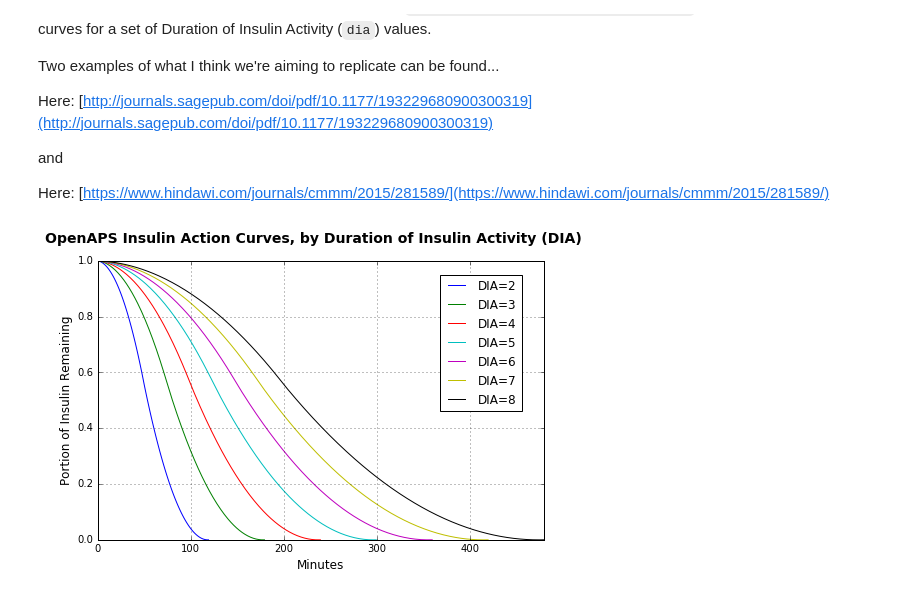
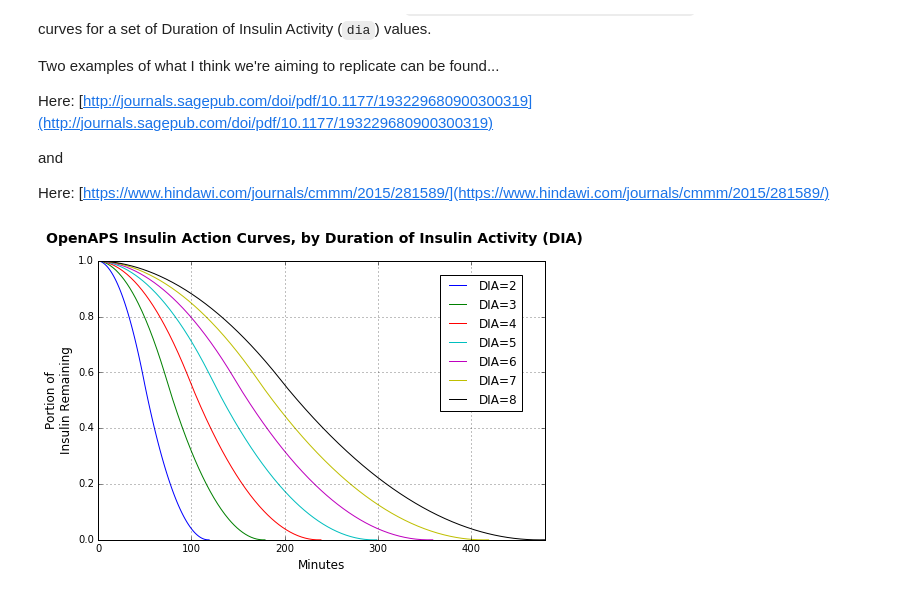
Before and after one commit to Nightscou2018/Replicate-OpenAPS-IOB-calcs, a Jupyter notebook: OpenAPS IOB Calculations.ipynb, the cells around one changed output. Drawn from its saved outputs; the diff is of its cells as text; code cells hidden in the pictures.

Commit message:
standardized the y-axis labels across the graphs

```diff
--- a/OpenAPS IOB Calculations.ipynb
+++ b/OpenAPS IOB Calculations.ipynb
@@ -60,17 +60,17 @@ for dia in range(2, 9):                           # NB: range() ends at n-1
 # %%
 # Now plot the curves
 plt.figure(figsize=(8, 5))
 plt.axis([0,480,0,1])
-plt.ylabel('Portion of Insulin Remaining', fontsize=12)
+plt.ylabel('Portion of\nInsulin Remaining', fontsize=12)
 plt.xlabel('Minutes', fontsize=12)
 plt.suptitle('OpenAPS Insulin Action Curves, by Duration of Insulin Activity (DIA)', fontsize=14, fontweight='bold')
 
 for dia in range(2,9):
     dia_str = str(dia)
     dict_of_dfs_by_dia[dia]['iob_pct_dia_' + dia_str].plot(kind='line', label='DIA='+dia_str).grid(True)
 
 plt.legend(bbox_to_anchor=(0.95, 0.95), loc=1, borderaxespad=0.)
 plt.savefig('OpenAPS_insulin_action_curves_by_dia.png', format='png', dpi=600)
 plt.show()
 # %% [output]
-[figure, old version]
+[figure, new version]
```
Also changed, not shown: 3 other files.
